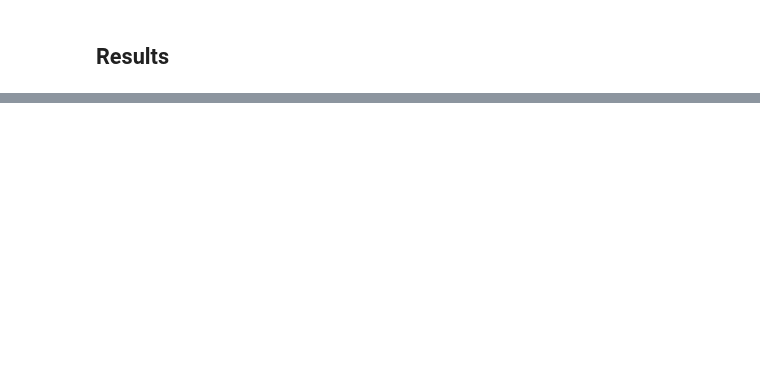
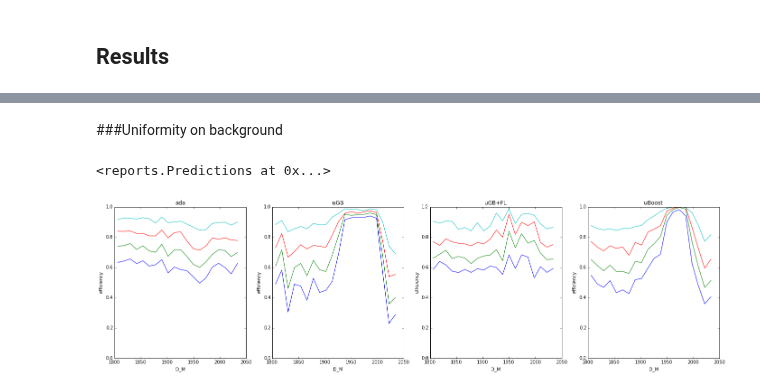
Before and after one commit to anaderi/lhcb_trigger_ml, a Jupyter notebook: IPythonWorkflow/Analysis_DInto3h.ipynb, the cells around one changed output, grey strips where cells are left out. Saved outputs shown, nothing was run; the diff lists cells and outputs as text; code cells hidden in the pictures; blank space fills up the shorter version.

```diff
--- a/IPythonWorkflow/Analysis_DInto3h.ipynb
+++ b/IPythonWorkflow/Analysis_DInto3h.ipynb
@@ -110,3 +112,11 @@ preds.efficiency(uniform_variables=uniform_variables)
+# %% [markdown]
+###Uniformity on background
+# %%
+# uniformity on background
+preds.efficiency(uniform_variables=uniform_variables, label=0,c )
+# %% [output]
+<reports.Predictions at 0x...>
+[figure, added]
 # %%
 preds.roc()
 # %% [output]
```
Also changed, not shown: parts of 19 cells of this notebook.
